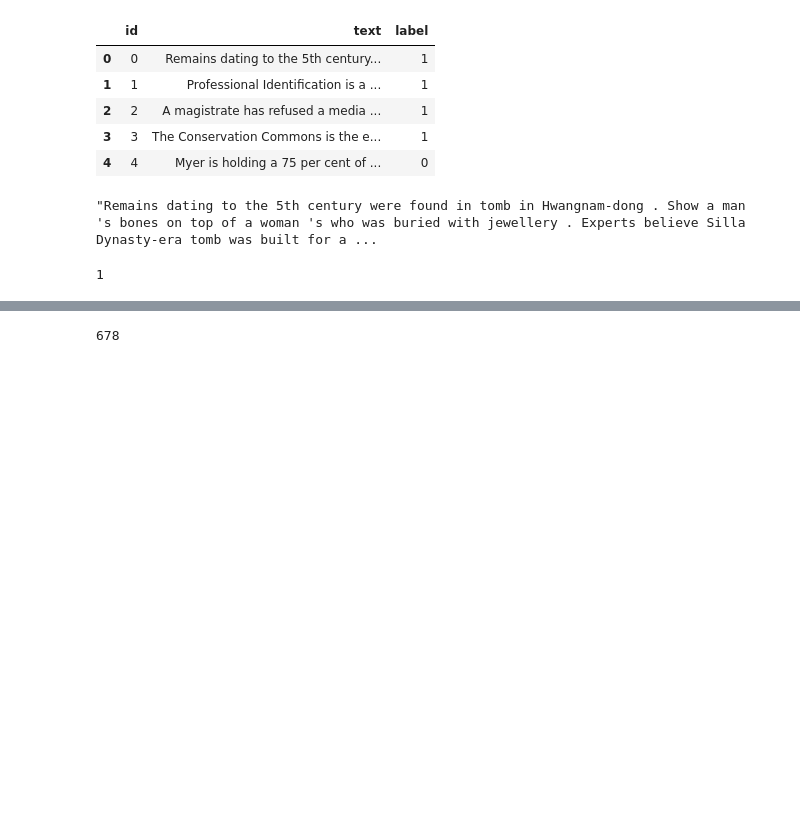
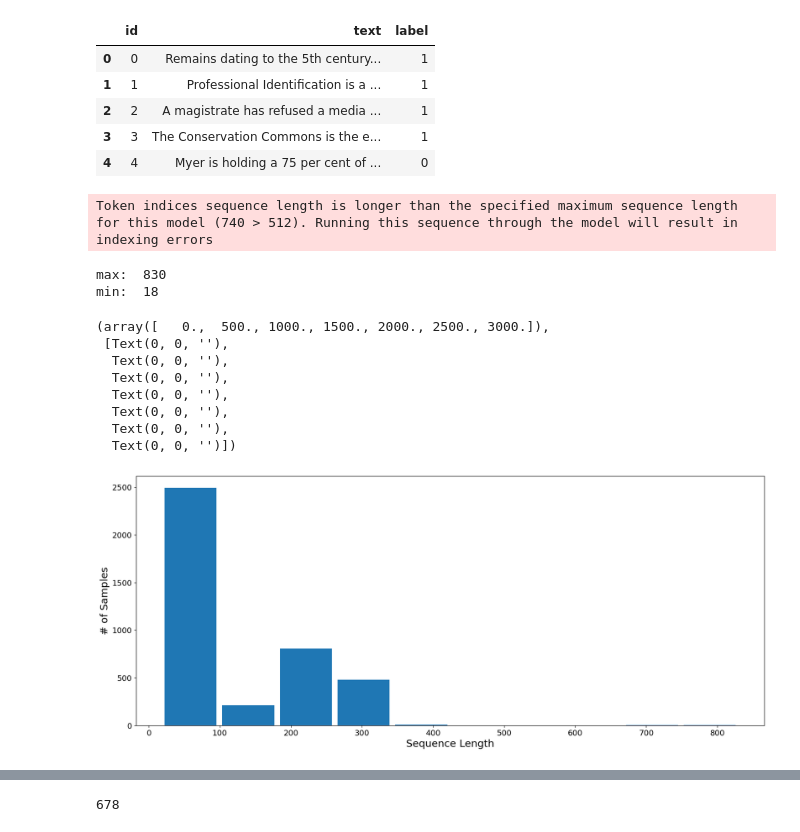
Before and after one commit to Akola-Mbey-Denis/AITextDetector, a Jupyter notebook: Untitled.ipynb, the cells around one changed output, grey strips where cells are left out. Saved outputs shown, nothing was run; the diff lists cells and outputs as text; code cells hidden in the pictures; blank space fills up the shorter version.

```diff
--- a/Untitled.ipynb
+++ b/Untitled.ipynb
@@ -11,11 +11,40 @@ train.head()
 | 2 | 2 | A magistrate has refused a media ... | 1 |
 | 3 | 3 | The Conservation Commons is the e... | 1 |
 | 4 | 4 | Myer is holding a 75 per cent of ... | 0 |
-# %%
-train['text'][0]
-# %% [output]
-"Remains dating to the 5th century were found in tomb in Hwangnam-dong . Show a man 's bones on top of a woman 's who was buried with jewellery . Experts believe Silla Dynasty-era tomb was built for a ...
-# %%
-train.iloc[0, 2]
-# %% [output]
-1
+# %%
+# install matplotlib
+import transformers
+import matplotlib.pyplot as plt
+# tokenize the text feature
+tokenizer = transformers.BertTokenizer.from_pretrained("bert-base-uncased")
+tokenized_feature_raw = tokenizer.batch_encode_plus(
+                            # Sentences to encode
+                            train.text.values.tolist(),
+                            # Add '[CLS]' and '[SEP]'
+                            add_special_tokens = True
+                   )
+# collect tokenized sentence length
+token_sentence_length = [len(x) for x in tokenized_feature_raw['input_ids']]
+print('max: ', max(token_sentence_length))
+print('min: ', min(token_sentence_length))
+# plot the distribution
+import matplotlib.pyplot as plt
+plt.figure(figsize=(20, 8))
+plt.hist(token_sentence_length, rwidth = 0.9)
+plt.xlabel('Sequence Length', fontsize = 18)
+plt.ylabel('# of Samples', fontsize = 18)
+plt.xticks(fontsize = 14)
+plt.yticks(fontsize = 14)
+# %% [output]
+Token indices sequence length is longer than the specified maximum sequence length for this model (740 > 512). Running this sequence through the model will result in indexing errors
+max:  830
+min:  18
+(array([   0.,  500., 1000., 1500., 2000., 2500., 3000.]),
+ [Text(0, 0, ''),
+  Text(0, 0, ''),
+  Text(0, 0, ''),
+  Text(0, 0, ''),
+  Text(0, 0, ''),
+  Text(0, 0, ''),
+  Text(0, 0, '')])
+[figure, added]
```
Also changed, not shown: parts of 8 cells of this notebook, 7 other files.
